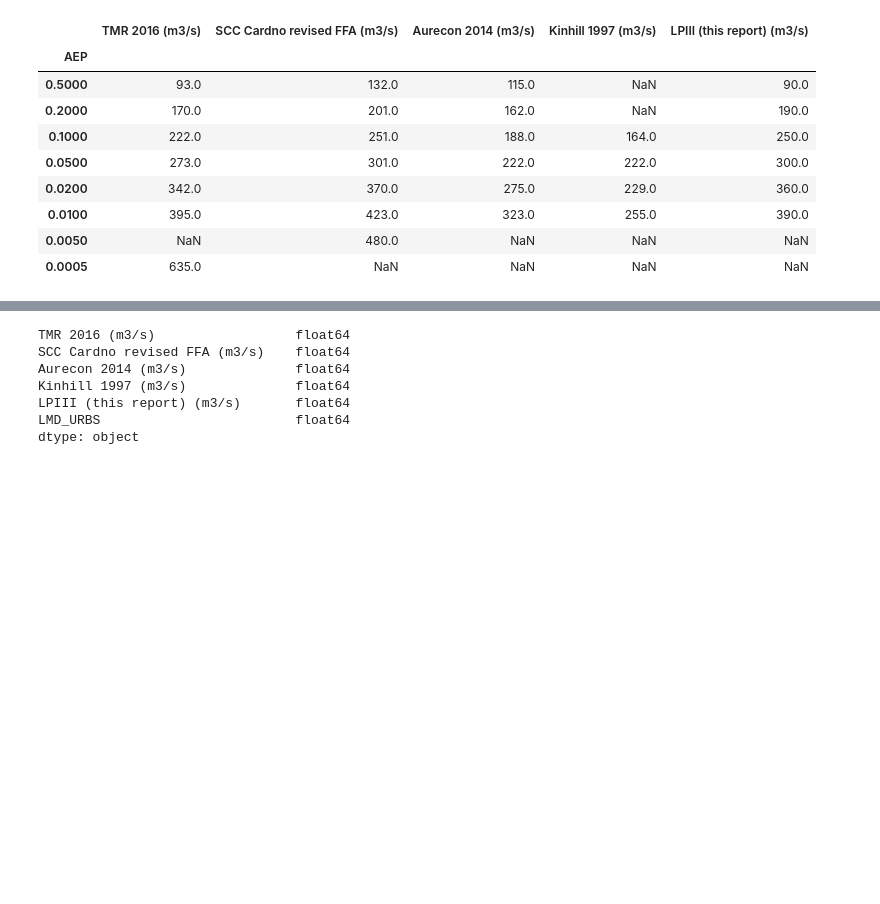
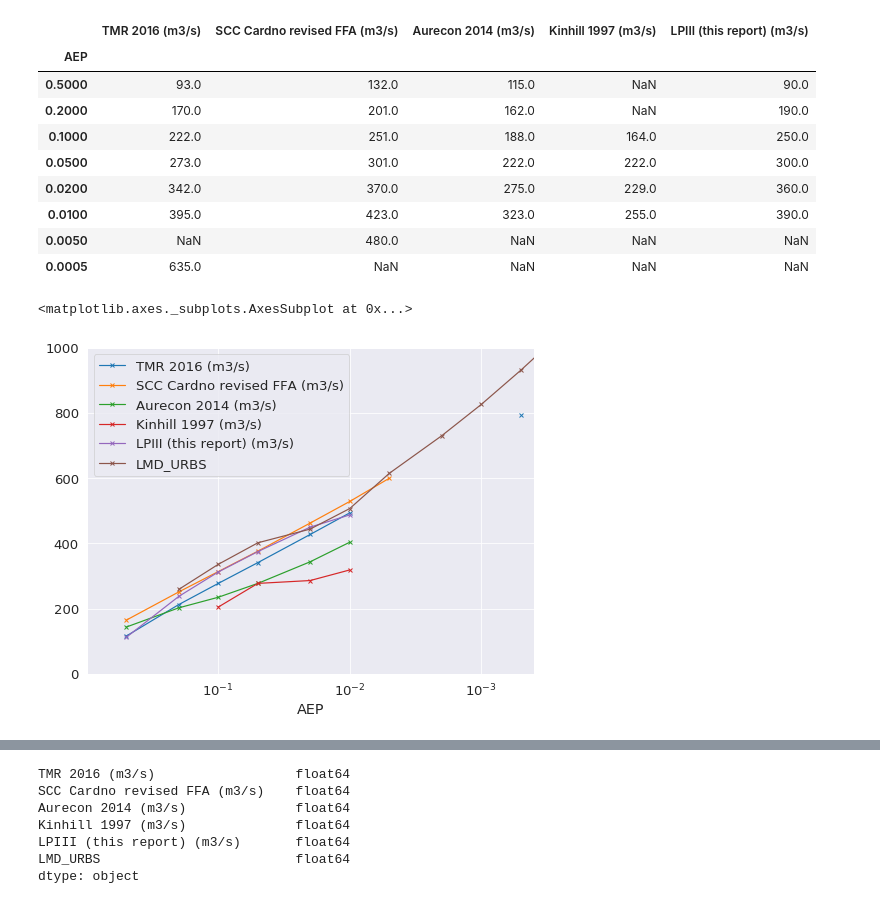
Before and after one commit to lmillard79/GoogleColabs, a Jupyter notebook: Peaks_Overthreshold_Jan2020_Seasonal.ipynb, the cells around one changed output, grey strips where cells are left out. Drawn from its saved outputs; the diff is of its cells as text; code cells hidden in the pictures; blank space fills up the shorter version.

```diff
--- a/Peaks_Overthreshold_Jan2020_Seasonal.ipynb
+++ b/Peaks_Overthreshold_Jan2020_Seasonal.ipynb
@@ -82,3 +77,10 @@ ffa
 | 0.0100 | 395.0 | 423.0 | 323.0 | 255.0 | 390.0 |
 | 0.0050 | NaN | 480.0 | NaN | NaN | NaN |
 | 0.0005 | 635.0 | NaN | NaN | NaN | NaN |
+# %%
+FFA2 = pd.concat([ffa*1.25,URBSInflow],axis=1)
+
+FFA2.plot(logx=True,marker='x',xlim=(0.995,0.0004),ylim=(0,1000),figsize=(8,6))
+# %% [output]
+<matplotlib.axes._subplots.AxesSubplot at 0x...>
+[figure, added]
```
Also changed, not shown: parts of 17 cells of this notebook.
